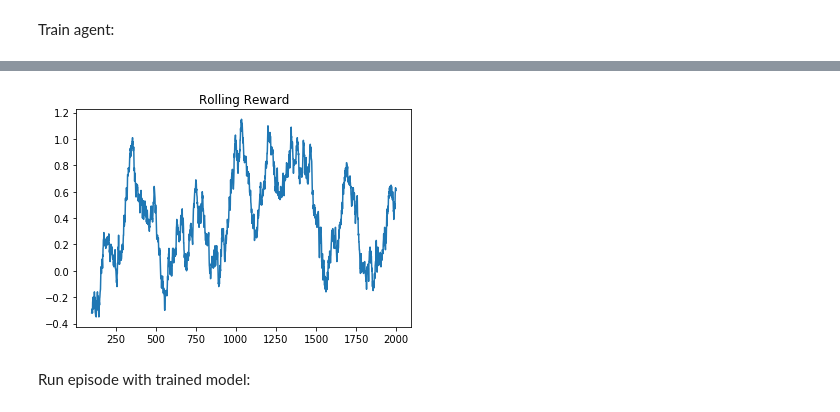
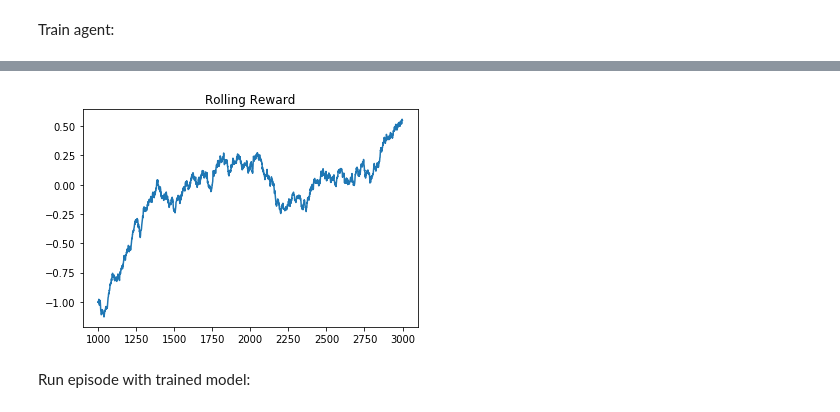
Before and after one commit to alexkapele/stocks_rl, a Jupyter notebook: stocks_RL.ipynb, the cells around one changed output, grey strips where cells are left out. Saved outputs shown, nothing was run; the diff lists cells and outputs as text; code cells hidden in the pictures.

```diff
--- a/stocks_RL.ipynb
+++ b/stocks_RL.ipynb
@@ -191,7 +226,7 @@ Neural net architecture:
 # %%
 import tensorflow as tf
 
-class QNetwork:
+class QNetwork():
     def __init__(self, learning_rate=0.01, state_size=19,
                  action_size=3, hidden_size=10,
                  name='QNetwork'):
@@ -241,18 +276,18 @@ class Memory():
 # %% [markdown]
 Hyperparameters:
 # %%
-train_episodes = 2000         # max number of episodes to learn from
-max_steps = 200                # max steps in an episode
-gamma = 0.99                   # future reward discount
+train_episodes = 3000         # max number of episodes to learn from
+max_steps = 200               # max steps in an episode
+gamma = 0.7                   # future reward discount
 
 # Exploration parameters
 explore_start = 1.0            # exploration probability at start
 explore_stop = 0.01            # minimum exploration probability
-decay_rate = 0.00005            # exponential decay rate for exploration prob
+decay_rate = 0.0001            # exponential decay rate for exploration prob
 
 # Network parameters
 hidden_size = 64               # number of units in each Q-network hidden layer
-learning_rate = 0.0001         # Q-network learning rate
+learning_rate = 0.00005         # Q-network learning rate
 
 # Memory parameters
 memory_size = 10000            # memory capacity
@@ -262,7 +297,7 @@ pretrain_length = batch_size   # number experiences to pretrain the memory
 #tf.reset_default_graph()
 from tensorflow.python.framework import ops
 ops.reset_default_graph()
-mainQN = QNetwork(name='main', hidden_size=hidden_size, learning_rate=learning_rate)
+mainQN = QNetwork(name='main', hidden_size=hidden_size, state_size=features.shape[1]+2, learning_rate=learning_rate)
 # %% [output]
 WARNING: The TensorFlow contrib module will not be included in TensorFlow 2.0.
 For more information, please see:
@@ -337,10 +372,10 @@ with tf.Session() as sess:
                 # Get action from Q-network
                 feed = {mainQN.inputs_: state.reshape((1, *state.shape))}
                 Qs = sess.run(mainQN.output, feed_dict=feed)
-                if ep > 1500:
-                    print("Q_s: "+str(Qs))
+                #if ep > 1500:
+                    #print("Q_s: "+str(Qs))
                 action = np.argmax(Qs)
-            print(action)if ep > 1500 else False
+            #print(action)if ep > 1500 else False
             # Take action, get new state and reward
             next_state, reward, done, info_log = env.step(action)
 
@@ -458,10 +508,10 @@ plt.show()
 # %%
 ep,reward = zip(*rewards_list)
 reward = pd.DataFrame(list(reward))
-plt.plot(ep[:],reward.rolling(100).mean())
+plt.plot(ep[:],reward.rolling(1000).mean())
 plt.title('Rolling Reward')
 plt.show()
 # %% [output]
-[figure, old version]
+[figure, new version]
 # %% [markdown]
 Run episode with trained model:
```
Also changed, not shown: parts of 18 cells of this notebook.
